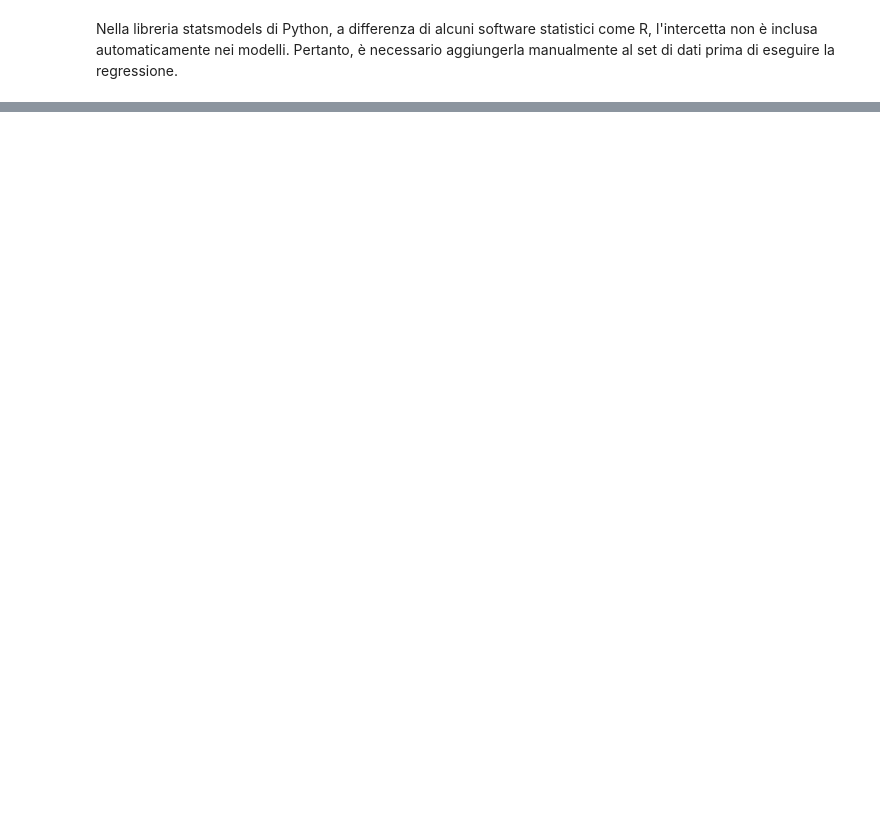
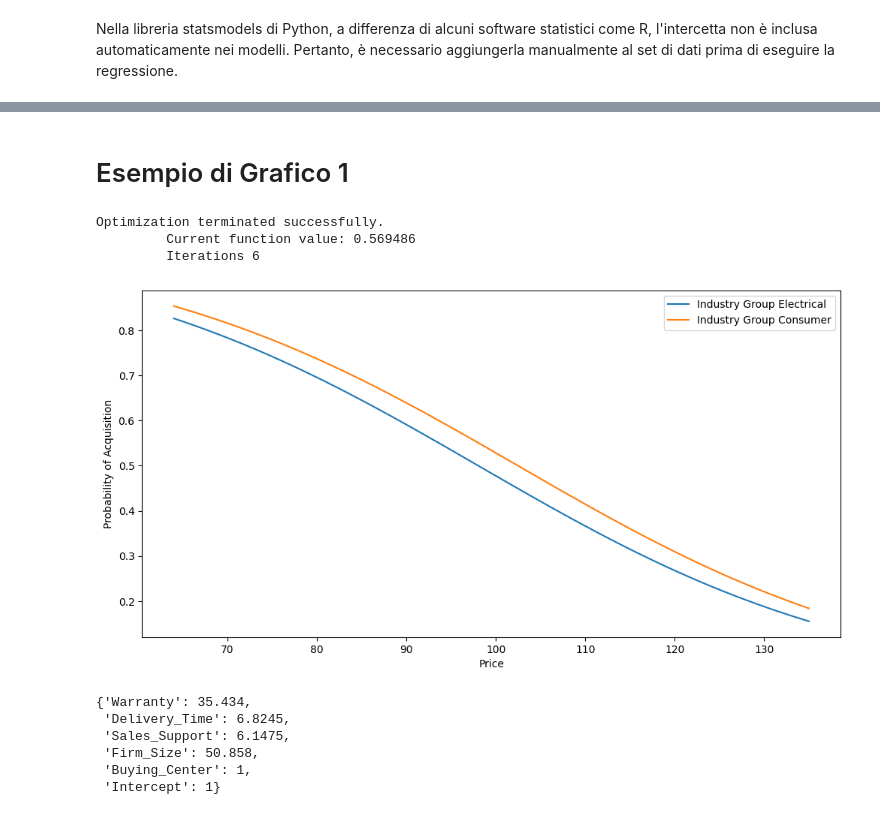
Before and after one commit to alesaccoia/IULM_DDM2324_Notebooks, a Jupyter notebook: 23_RegressioneLogisticaTKL_Acquisition.ipynb, the cells around one changed output, grey strips where cells are left out. Saved outputs shown, nothing was run; the diff lists cells and outputs as text; code cells hidden in the pictures; blank space fills up the shorter version.

```diff
--- a/23_RegressioneLogisticaTKL_Acquisition.ipynb
+++ b/23_RegressioneLogisticaTKL_Acquisition.ipynb
@@ -10,7 +10,7 @@ independent_vars = ['Intercept', 'Price', 'Warranty', 'Delivery_Time', 'Sales_Su
            'Buying_Center']
 
 # Caricare il dataset (da sostituire con il percorso corretto del file)
-data = pd.read_excel("data/TKL.xlsx")
+data = pd.read_excel("TKL.xlsx")
 
 data.head()
 # %% [output]
@@ -49,3 +49,74 @@ Industry_Group_Cons     0.6145      0.152      4.033      0.000       0.316
 Firm_Size               0.0129      0.004      3.668      0.000       0.006       0.020
 Buying_Center          -0.0816      0.102     -0.800      0.424      -0.282       0.118
 =======================================================================================
+# %% [markdown]
+# Esempio di Grafico 1
+# %%
+import numpy as np
+import matplotlib.pyplot as plt
+import statsmodels.api as sm
+
+# Computing mean or mode for independent variables
+mean_or_mode_values = {
+    'Warranty': data['Warranty'].mean(),
+    'Delivery_Time': data['Delivery_Time'].mean(),
+    'Sales_Support': data['Sales_Support'].mean(),
+    'Firm_Size': data['Firm_Size'].mean(),
+    'Buying_Center': data['Buying_Center'].mode()[0],  # Mode for categorical variable
+    'Intercept': 1  # Intercept is always 1
+}
+
+# Range of 'Price' values from minimum to maximum
+price_range = np.linspace(data['Price'].min(), data['Price'].max(), 100)
+
+# Prepare data for prediction
+def prepare_data_for_prediction(price, industry_ele, industry_cons):
+    prediction_data = mean_or_mode_values.copy()
+    prediction_data['Price'] = price
+    prediction_data['Industry_Group_Ele'] = industry_ele
+    prediction_data['Industry_Group_Cons'] = industry_cons
+    return prediction_data
+
+# Perform logistic regression
+independent_vars = ['Intercept', 'Price', 'Warranty', 'Delivery_Time', 'Sales_Support',
+                    'Industry_Group_Ele', 'Industry_Group_Cons', 'Firm_Size', 'Buying_Center']
+logit_model = sm.Logit(data['Acquired'], data[independent_vars])
+fit = logit_model.fit()
+
+# Compute probabilities for each price for both industry groups
+probabilities_ele = []
+probabilities_cons = []
+for price in price_range:
+    # For Industry Group Electrical
+    data_ele = prepare_data_for_prediction(price, 1, 0)
+    prob_ele = fit.predict(pd.DataFrame([data_ele], columns=independent_vars))[0]
+    probabilities_ele.append(prob_ele)
+
+    # For Industry Group Consumer
+    data_cons = prepare_data_for_prediction(price, 0, 1)
+    prob_cons = fit.predict(pd.DataFrame([data_cons], columns=independent_vars))[0]
+    probabilities_cons.append(prob_cons)
+
+# Plotting
+plt.figure(figsize=(12, 6))
+plt.plot(price_range, probabilities_ele, label='Industry Group Electrical')
+plt.plot(price_range, probabilities_cons, label='Industry Group Consumer')
+plt.xlabel('Price')
+plt.ylabel('Probability of Acquisition')
+plt.legend()
+plt.grid(False)
+plt.show()
+# %% [output]
+Optimization terminated successfully.
+         Current function value: 0.569486
+         Iterations 6
+[figure, added]
+# %%
+mean_or_mode_values
+# %% [output]
+{'Warranty': 35.434,
+ 'Delivery_Time': 6.8245,
+ 'Sales_Support': 6.1475,
+ 'Firm_Size': 50.858,
+ 'Buying_Center': 1,
+ 'Intercept': 1}
```
Also changed, not shown: parts of 3 cells of this notebook.
